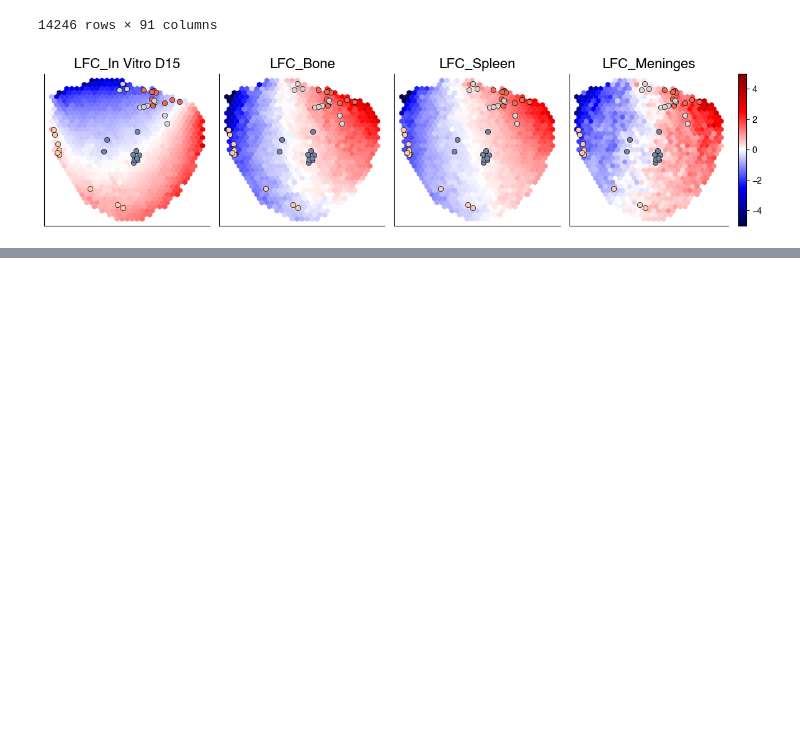
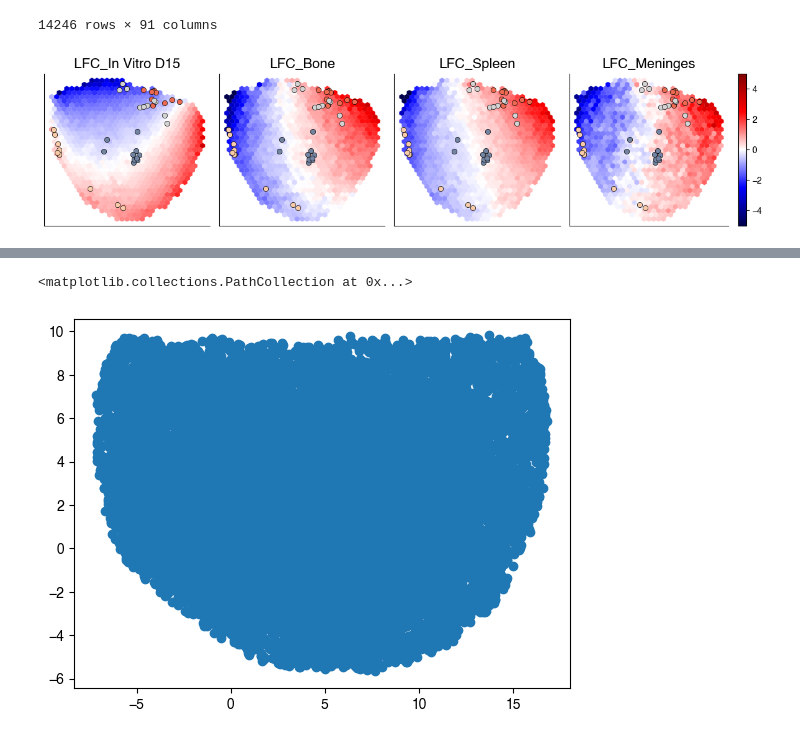
Before and after one commit to samgould2/B-ALL-in-vivo-base-editing, a Jupyter notebook: figure4a_UMAP.ipynb, the cells around one changed output, grey strips where cells are left out. Saved outputs shown, nothing was run; the diff lists cells and outputs as text; code cells hidden in the pictures; blank space fills up the shorter version.

Commit message:
finalized main figures

```diff
--- a/figure4a_UMAP.ipynb
+++ b/figure4a_UMAP.ipynb
@@ -112,0 +115,8 @@ fig.tight_layout()
+# %%
+ABE_LFC = pd.read_csv('ABE_LFC_FDR_df.csv')
+CBE_LFC = pd.read_csv('CBE_LFC_FDR_df.csv')
+
+LFC_comb = pd.concat((ABE_LFC, CBE_LFC))
+
+lfc_table = LFC_comb[['gRNA_id', 'LFC_median_d15', 'LFC_median_spleen', 'LFC_median_bonemarrow', 'LFC_median_meninges']].reset_index(drop=True)
+lfc_table
@@ -112,0 +137,9 @@ fig.tight_layout()
+# %%
+reducer = umap.UMAP(min_dist=0.8, )
+# %%
+embedded = reducer.fit_transform(lfc_table[['LFC_median_d15', 'LFC_median_spleen', 'LFC_median_bonemarrow', 'LFC_median_meninges']])
+# %%
+plt.scatter(embedded[:,0], embedded[:,1])
+# %% [output]
+<matplotlib.collections.PathCollection at 0x...>
+[figure, added]
```
Also changed, not shown: parts of 3 cells of this notebook, 11 other files.
